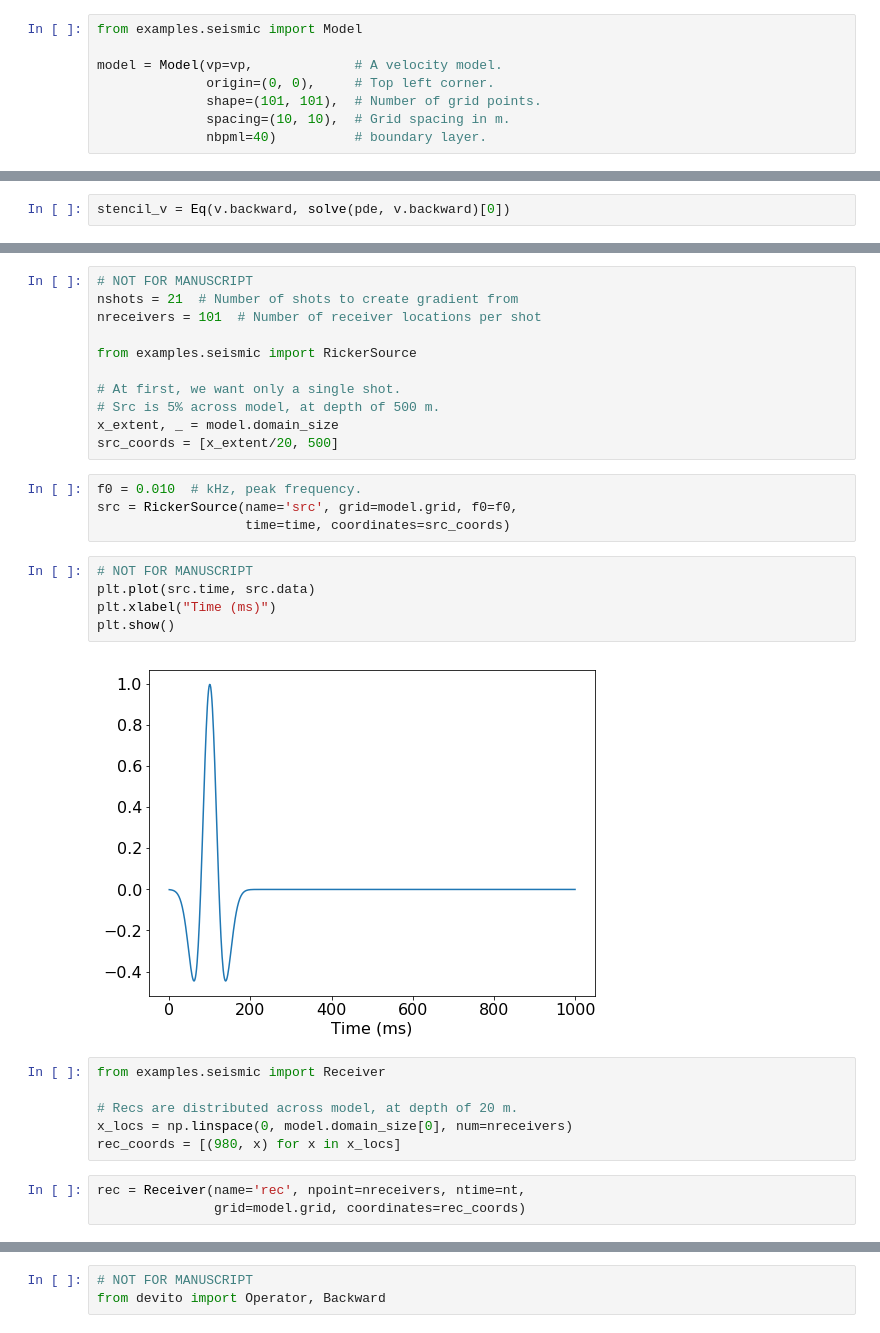
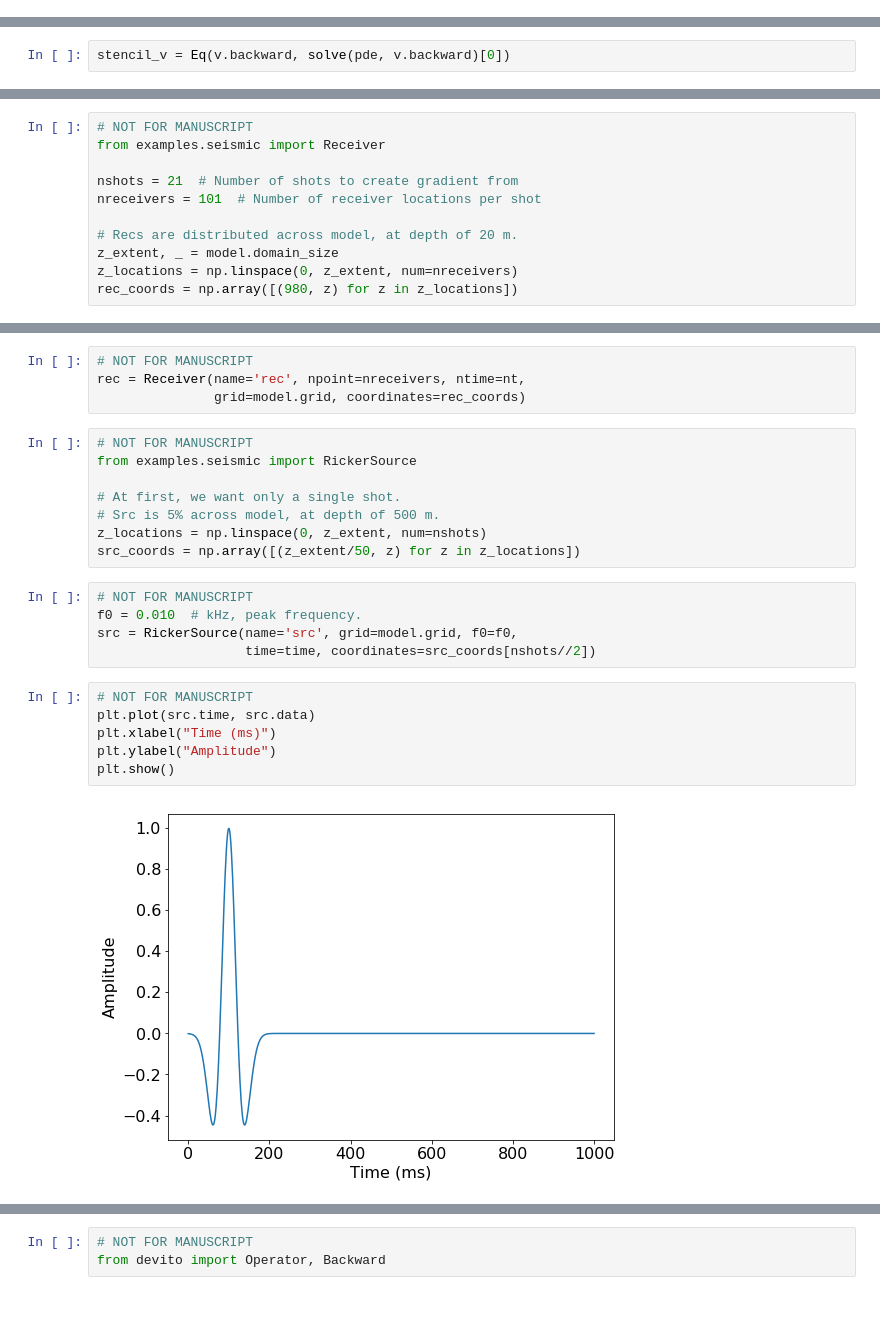
Before and after one commit to seg/tutorials-2018, a Jupyter notebook: 1801_FWI_Adjoint_modeling/notebook/Notebook.ipynb, the cells around one changed output, grey strips where cells are left out. Drawn from its saved outputs; the diff is of its cells as text; blank space fills up the shorter version.

```diff
--- a/1801_FWI_Adjoint_modeling/notebook/Notebook.ipynb
+++ b/1801_FWI_Adjoint_modeling/notebook/Notebook.ipynb
@@ -113,11 +117,3 @@ from sympy import solve
-# %%
-from examples.seismic import Model
-
-model = Model(vp=vp,             # A velocity model.
-              origin=(0, 0),     # Top left corner.
-              shape=(101, 101),  # Number of grid points.
-              spacing=(10, 10),  # Grid spacing in m.
-              nbpml=40)          # boundary layer.
 # %%
 # NOT FOR MANUSCRIPT
 fig = plt.figure(figsize=(15, 5))
@@ -188,0 +190,11 @@ with ``dt`` being the time stepping interval. Once again, this expression does n
+# %%
+# NOT FOR MANUSCRIPT
+from examples.seismic import Receiver
+
+nshots = 21  # Number of shots to create gradient from
+nreceivers = 101  # Number of receiver locations per shot
+
+# Recs are distributed across model, at depth of 20 m.
+z_extent, _ = model.domain_size
+z_locations = np.linspace(0, z_extent, num=nreceivers)
+rec_coords = np.array([(980, z) for z in z_locations])
@@ -189,31 +211,25 @@ with ``dt`` being the time stepping interval. Once again, this expression does n
+# %%
+# NOT FOR MANUSCRIPT
+rec = Receiver(name='rec', npoint=nreceivers, ntime=nt,
+               grid=model.grid, coordinates=rec_coords)
 # %%
 # NOT FOR MANUSCRIPT
-nshots = 21  # Number of shots to create gradient from
-nreceivers = 101  # Number of receiver locations per shot
-
 from examples.seismic import RickerSource
 
 # At first, we want only a single shot.
 # Src is 5% across model, at depth of 500 m.
-x_extent, _ = model.domain_size
-src_coords = [x_extent/20, 500]
+z_locations = np.linspace(0, z_extent, num=nshots)
+src_coords = np.array([(z_extent/50, z) for z in z_locations])
 # %%
+# NOT FOR MANUSCRIPT
 f0 = 0.010  # kHz, peak frequency.
 src = RickerSource(name='src', grid=model.grid, f0=f0,
-                   time=time, coordinates=src_coords)
+                   time=time, coordinates=src_coords[nshots//2])
 # %%
 # NOT FOR MANUSCRIPT
 plt.plot(src.time, src.data)
 plt.xlabel("Time (ms)")
+plt.ylabel("Amplitude")
 plt.show()
 # %% [output]
-[figure, old version]
+[figure, new version]
-# %%
-from examples.seismic import Receiver
-
-# Recs are distributed across model, at depth of 20 m.
-x_locs = np.linspace(0, model.domain_size[0], num=nreceivers)
-rec_coords = [(980, x) for x in x_locs]
-# %%
-rec = Receiver(name='rec', npoint=nreceivers, ntime=nt,
-               grid=model.grid, coordinates=rec_coords)
```
Also changed, not shown: parts of 37 cells of this notebook.
